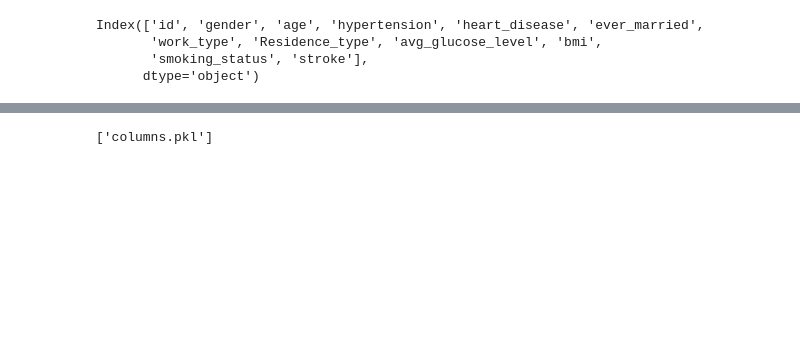
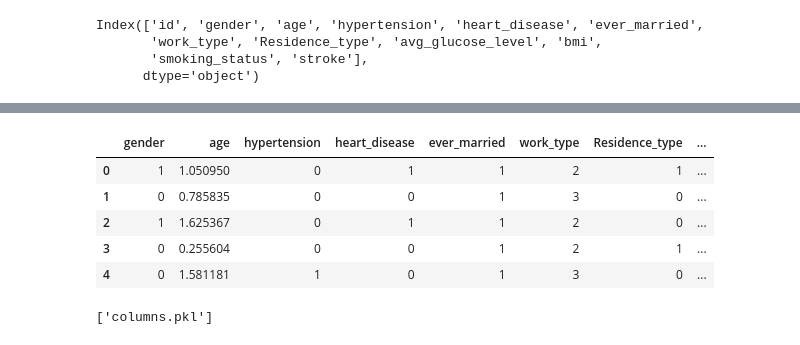
Before and after one commit to amirsohail100/Stroke-Prediction-System, a Jupyter notebook: notebook.ipynb, the cells around one changed output, grey strips where cells are left out. Cells and saved outputs as stored; diff of their text form; code cells hidden in the pictures; blank space fills up the shorter version.

```diff
--- a/notebook.ipynb
+++ b/notebook.ipynb
@@ -253 +258,10 @@ accuracy_score(y_pred,y_test)
+# %%
+X.head()
+# %% [output]
+|  | gender | age | hypertension | heart_disease | ever_married | work_type | Residence_type | ... |
+| 0 | 1 | 1.050950 | 0 | 1 | 1 | 2 | 1 | ... |
+| 1 | 0 | 0.785835 | 0 | 0 | 1 | 3 | 0 | ... |
+| 2 | 1 | 1.625367 | 0 | 1 | 1 | 2 | 0 | ... |
+| 3 | 0 | 0.255604 | 0 | 0 | 1 | 2 | 1 | ... |
+| 4 | 0 | 1.581181 | 1 | 0 | 1 | 3 | 0 | ... |
 # %%
```
Also changed, not shown: parts of 12 cells of this notebook.
